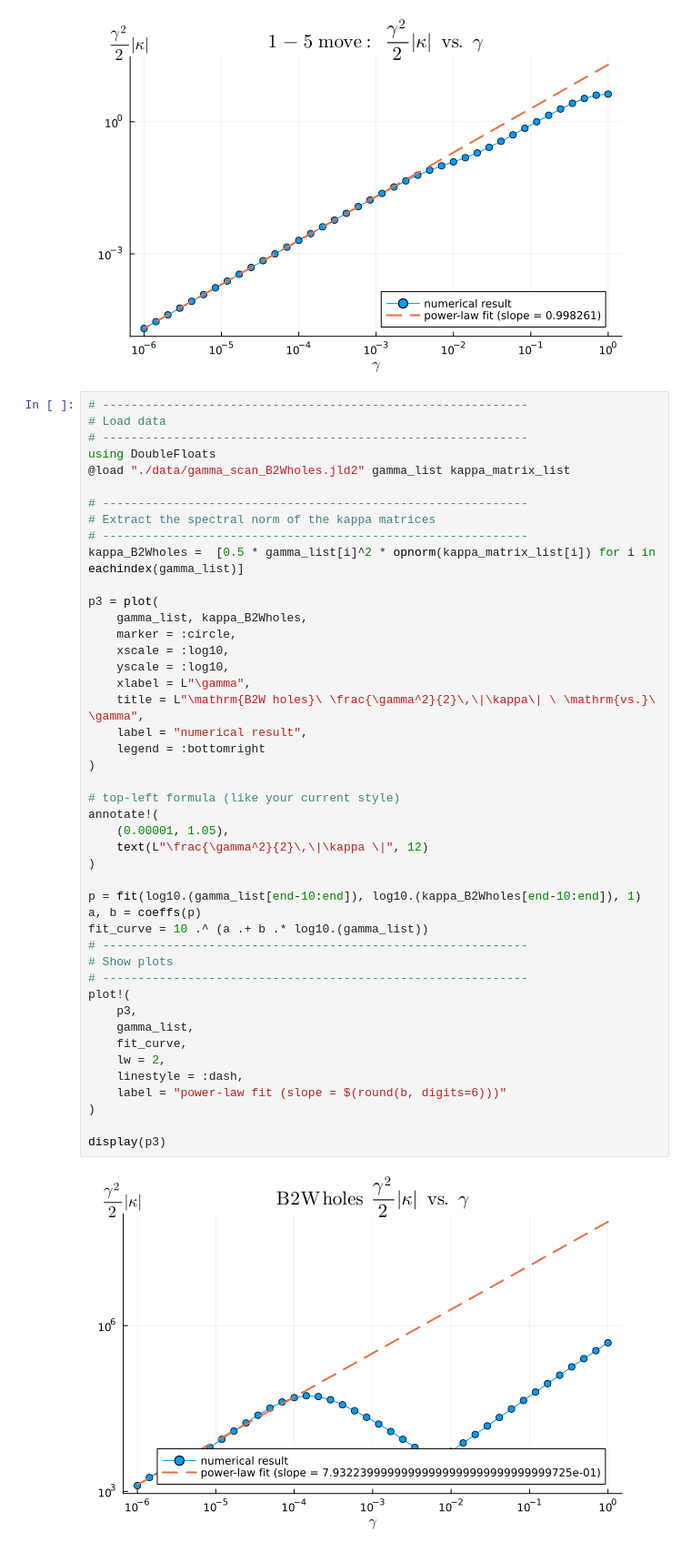
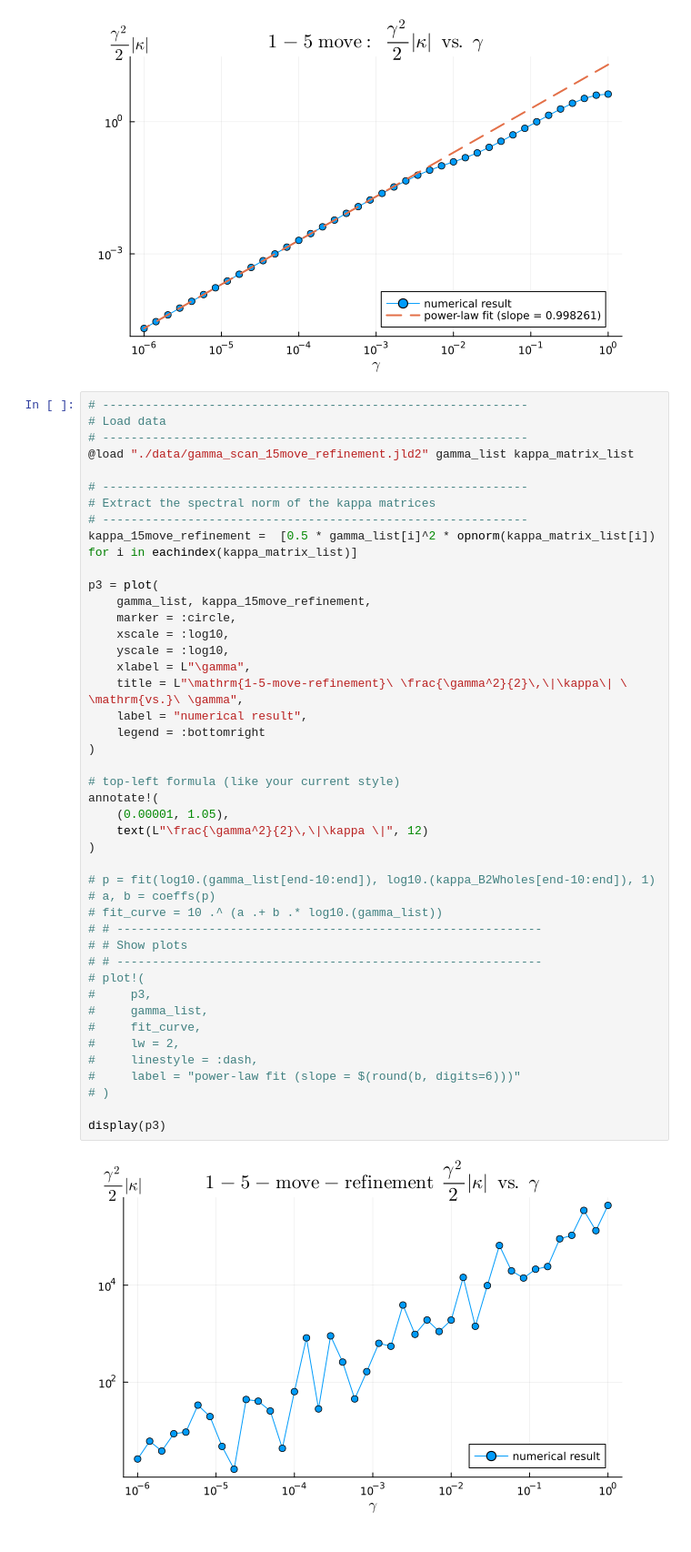
Before and after one commit to qudx54632/Spinfoam-effective-project, a Jupyter notebook: plots.ipynb, the cells around one changed output. Shown at 91% size. Drawn from its saved outputs; the diff is of its cells as text.

```diff
--- a/plots.ipynb
+++ b/plots.ipynb
@@ -100,47 +100,46 @@ display(p2)
 # %%
 # ------------------------------------------------------------
 # Load data
 # ------------------------------------------------------------
-using DoubleFloats
-@load "./data/gamma_scan_B2Wholes.jld2" gamma_list kappa_matrix_list
+@load "./data/gamma_scan_15move_refinement.jld2" gamma_list kappa_matrix_list
 
 # ------------------------------------------------------------
 # Extract the spectral norm of the kappa matrices
 # ------------------------------------------------------------
-kappa_B2Wholes =  [0.5 * gamma_list[i]^2 * opnorm(kappa_matrix_list[i]) for i in eachindex(gamma_list)]
+kappa_15move_refinement =  [0.5 * gamma_list[i]^2 * opnorm(kappa_matrix_list[i]) for i in eachindex(kappa_matrix_list)]
 
 p3 = plot(
-    gamma_list, kappa_B2Wholes,
+    gamma_list, kappa_15move_refinement,
     marker = :circle,
     xscale = :log10,
     yscale = :log10,
     xlabel = L"\gamma",
-    title = L"\mathrm{B2W holes}\ \frac{\gamma^2}{2}\,\|\kappa\| \ \mathrm{vs.}\ \gamma",
+    title = L"\mathrm{1-5-move-refinement}\ \frac{\gamma^2}{2}\,\|\kappa\| \ \mathrm{vs.}\ \gamma",
     label = "numerical result",
     legend = :bottomright
 )
 
 # top-left formula (like your current style)
 annotate!(
     (0.00001, 1.05),
     text(L"\frac{\gamma^2}{2}\,\|\kappa \|", 12)
 )
 
-p = fit(log10.(gamma_list[end-10:end]), log10.(kappa_B2Wholes[end-10:end]), 1)
-a, b = coeffs(p)
-fit_curve = 10 .^ (a .+ b .* log10.(gamma_list))
-# ------------------------------------------------------------
-# Show plots
-# ------------------------------------------------------------
-plot!(
-    p3,
-    gamma_list,
-    fit_curve,
-    lw = 2,
-    linestyle = :dash,
-    label = "power-law fit (slope = $(round(b, digits=6)))"
-)
+# p = fit(log10.(gamma_list[end-10:end]), log10.(kappa_B2Wholes[end-10:end]), 1)
+# a, b = coeffs(p)
+# fit_curve = 10 .^ (a .+ b .* log10.(gamma_list))
+# # ------------------------------------------------------------
+# # Show plots
+# # ------------------------------------------------------------
+# plot!(
+#     p3,
+#     gamma_list,
+#     fit_curve,
+#     lw = 2,
+#     linestyle = :dash,
+#     label = "power-law fit (slope = $(round(b, digits=6)))"
+# )
 
 display(p3)
 # %% [output]
-[figure, old version]
+[figure, new version]
```
Also changed, not shown: 15 other files.
